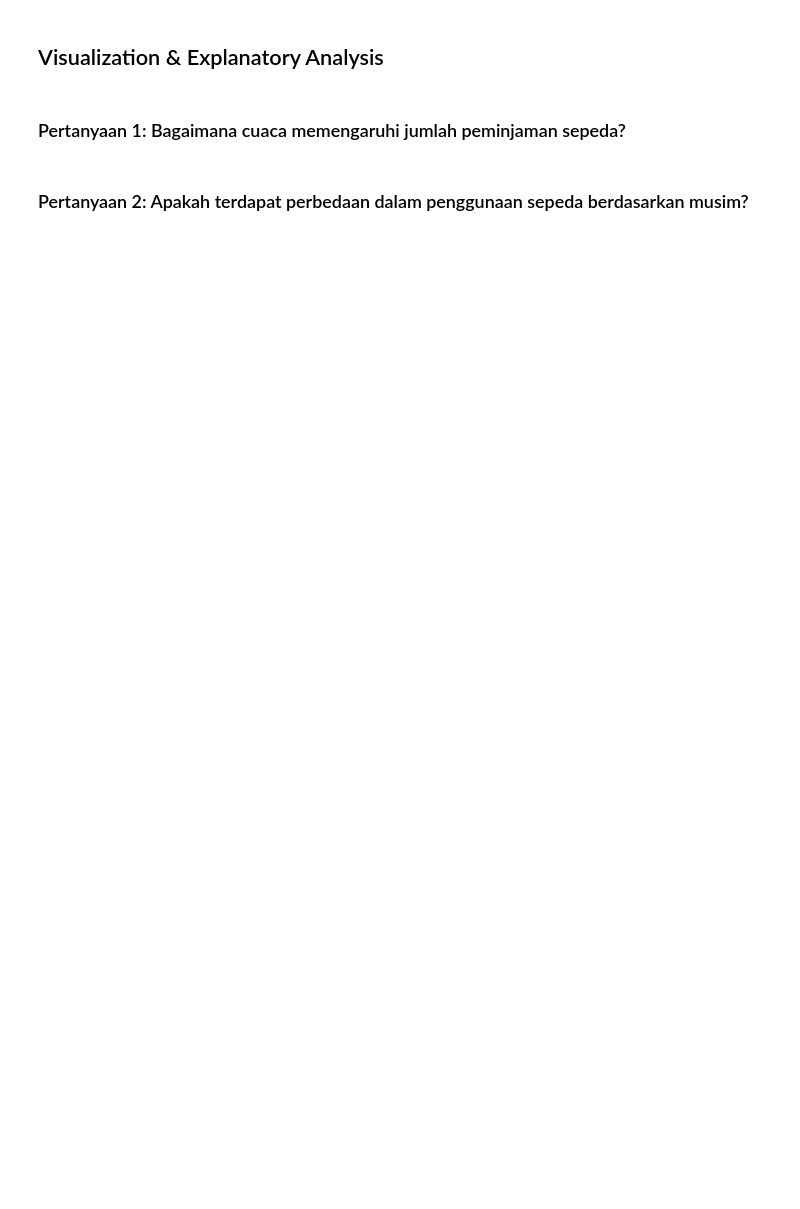
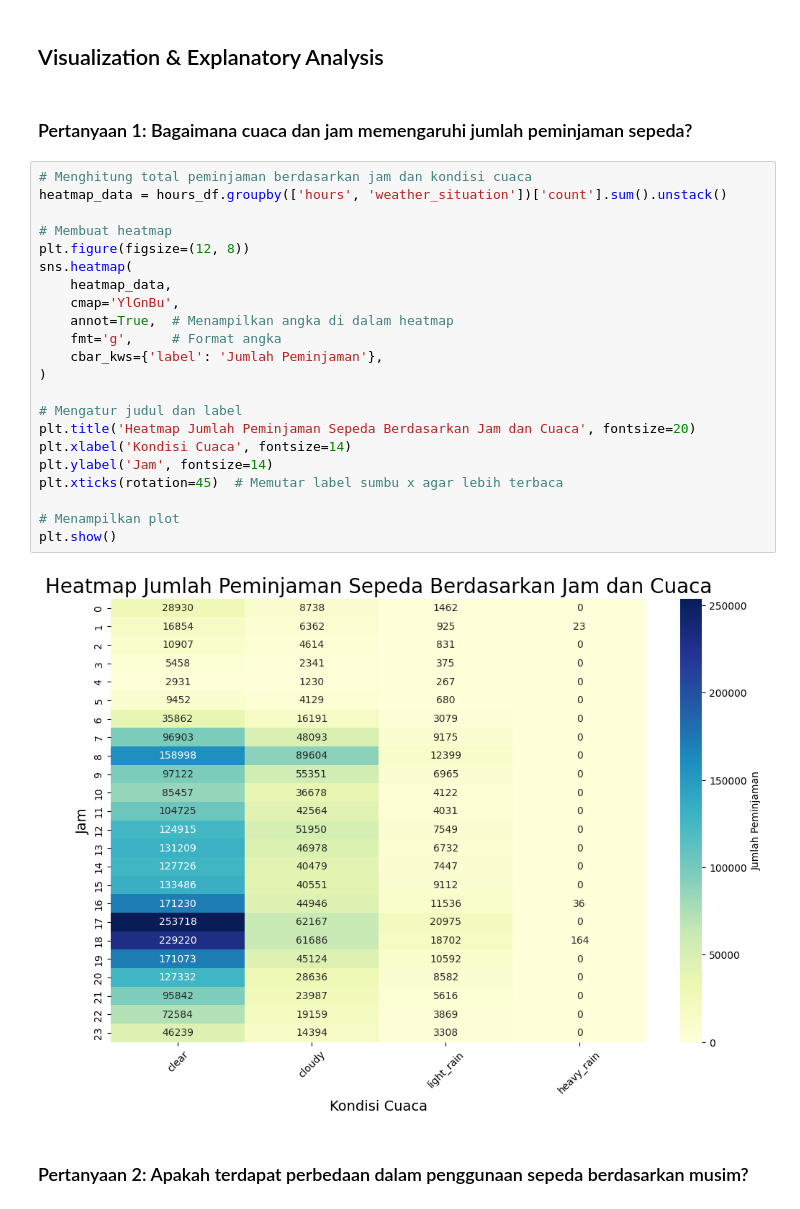
Before and after one commit to ikrar557/dicoding-ds-analyst, a Jupyter notebook: notebook.ipynb, the cells around one changed output. Saved outputs shown, nothing was run; the diff lists cells and outputs as text; blank space fills up the shorter version.

```diff
--- a/notebook.ipynb
+++ b/notebook.ipynb
@@ -426,6 +456,30 @@ hours_df.groupby(by='category_days').agg({
 # %% [markdown]
 ## Visualization & Explanatory Analysis
 # %% [markdown]
-### Pertanyaan 1: Bagaimana cuaca memengaruhi jumlah peminjaman sepeda?
+### Pertanyaan 1: Bagaimana cuaca dan jam memengaruhi jumlah peminjaman sepeda?
+# %%
+# Menghitung total peminjaman berdasarkan jam dan kondisi cuaca
+heatmap_data = hours_df.groupby(['hours', 'weather_situation'])['count'].sum().unstack()
+
+# Membuat heatmap
+plt.figure(figsize=(12, 8))
+sns.heatmap(
+    heatmap_data,
+    cmap='YlGnBu',
+    annot=True,  # Menampilkan angka di dalam heatmap
+    fmt='g',     # Format angka
+    cbar_kws={'label': 'Jumlah Peminjaman'},
+)
+
+# Mengatur judul dan label
+plt.title('Heatmap Jumlah Peminjaman Sepeda Berdasarkan Jam dan Cuaca', fontsize=20)
+plt.xlabel('Kondisi Cuaca', fontsize=14)
+plt.ylabel('Jam', fontsize=14)
+plt.xticks(rotation=45)  # Memutar label sumbu x agar lebih terbaca
+
+# Menampilkan plot
+plt.show()
+# %% [output]
+[figure, added]
 # %% [markdown]
 ### Pertanyaan 2: Apakah terdapat perbedaan dalam penggunaan sepeda berdasarkan musim?
```
Also changed, not shown: parts of 30 cells of this notebook.
